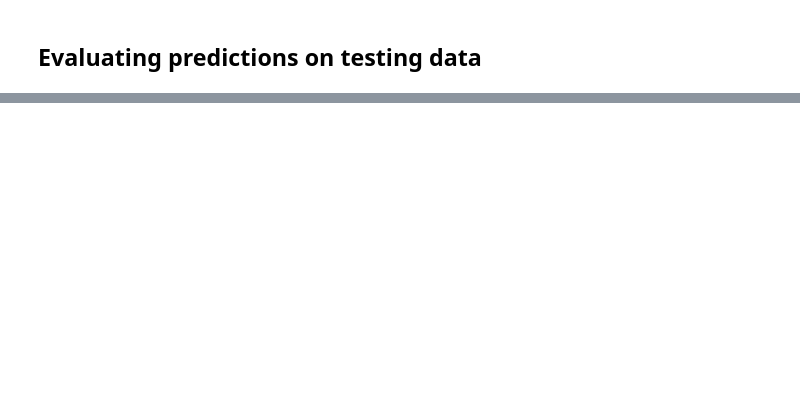
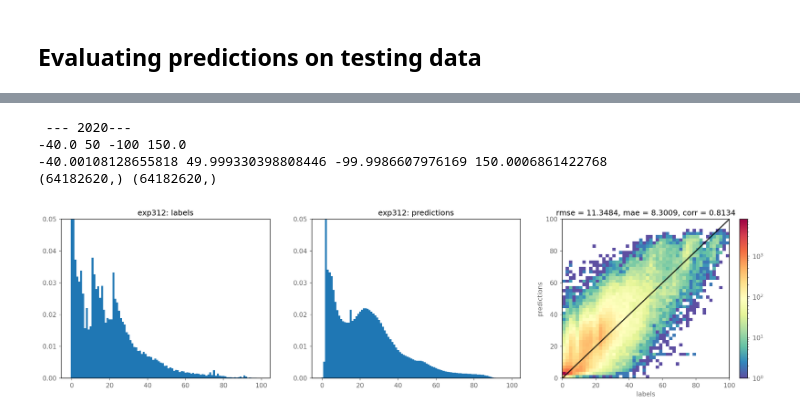
Before and after one commit to AtulAravindDas/ml_hfi_multiyear, a Jupyter notebook: assesor.ipynb, the cells around one changed output, grey strips where cells are left out. Saved outputs shown, nothing was run; the diff lists cells and outputs as text; code cells hidden in the pictures; blank space fills up the shorter version.

```diff
--- a/assesor.ipynb
+++ b/assesor.ipynb
@@ -21,15 +26,12 @@ print(f"pytorch version = {torch.__version__}")
 # %%
 # GET config
-EXP_NAME = "exp309"
+EXP_NAME = "exp312"
 
 config = utils.get_config(EXP_NAME)
 config["mode"] = "inference"
 directory_paths = utils.get_directories(config["machine"])
 # %%
 nsamples_to_plot = 100_000
-
-# overwrite the inference region
-# config["data"]["inference_region"] = [6, 8, 0, 5]
 
 for year in (2020,):
     print(" --- " + str(year) + "---")
@@ -60,11 +62,12 @@ for year in (2020,):
             )
         else:
             lat_s, lat_n, lon_w, lon_e = config["data"]["inference_region"]
+        # lon_w, lat_s, lon_e, lat_n = predict_tif.bounds
         print(lat_s, lat_n, lon_w, lon_e)
 
-        ilat_n, ilon_w = predict_tif.index(lon_w, lat_n)
-        ilat_s, ilon_e = predict_tif.index(lon_e, lat_s)
-        ilat_n, ilon_w = max(ilat_n, 0), max(ilon_w, 0)
+        ilat_n, ilon_w = predict_tif.index(lon_w, lat_n, op=np.ceil)
+        ilat_s, ilon_e = predict_tif.index(lon_e, lat_s, op=np.ceil)
+        # ilat_n, ilon_w = max(ilat_n, 0), max(ilon_w, 0)
 
         window = Window.from_slices((ilat_n, ilat_s + 1), (ilon_w, ilon_e + 1))
         predictions = np.asarray(predict_tif.read(1, window=window), dtype="float")
@@ -74,13 +77,14 @@ for year in (2020,):
             # get correct bounds to evaluate the labels
             lon_w, lat_n = predict_tif.xy(ilat_n, ilon_w, offset="ul")
             lon_e, lat_s = predict_tif.xy(ilat_s, ilon_e, offset="ul")
-            ilat_n, ilon_w = label_tif.index(lon_w, lat_n)
-            ilat_s, ilon_e = label_tif.index(lon_e, lat_s)
+            ilat_n, ilon_w = label_tif.index(lon_w, lat_n, op=np.floor)
+            ilat_s, ilon_e = label_tif.index(lon_e, lat_s, op=np.floor)
 
             print(lat_s, lat_n, lon_w, lon_e)
             window = Window.from_slices((ilat_n, ilat_s + 1), (ilon_w, ilon_e + 1))
             labels = np.asarray(label_tif.read(1, window=window), dtype="float")
 
+    labels = labels[:-1, :]
     # ALIGN and PROCESS PREDICTIONS FOR ANALYAIS
     labels, predictions = analyze_predictions.process_flatten(
         config, labels, predictions, remove_edges=True
@@ -103,30 +107,36 @@ for year in (2020,):
 
     # MAKE SUMMARY FIGURE
     rmse = np.sqrt(mean_squared_error(labels, predictions)).round(4)
     mae = mean_absolute_error(labels, predictions).round(4)
     corr = np.corrcoef(labels, predictions)[0, 1].round(4)
 
     rng = np.random.default_rng(42)
     iplot = rng.choice(np.arange(len(predictions)), size=nsamples_to_plot)
 
     plt.subplot(1, 3, 3)
     inc = 2
     plt.hist2d(
         x=labels[iplot],
         y=predictions[iplot],
         density=False,
         norm="log",
         bins=np.arange(0, 100 + inc, inc),
         cmap="Spectral_r",
         vmin=1,
     )
     plt.colorbar()
     plt.plot((0, 100), (0, 100), "-", linewidth=2, color="k", alpha=0.75)
     plt.title(f"{rmse = }, {mae = }, {corr = }")
     plt.xlabel("labels")
     plt.ylabel("predictions")
     plt.xlim(0, 100)
     plt.ylim(0, 100)
 
     plots.savefig(config, str(year) + "_prediction_metrics")
     plt.show()
+# %% [output]
+ --- 2020---
+-40.0 50 -100 150.0
+-40.00108128655818 49.999330398808446 -99.9986607976169 150.0006861422768
+(64182620,) (64182620,)
+[figure, added]
```
Also changed, not shown: parts of 3 cells of this notebook, 3 other files.
